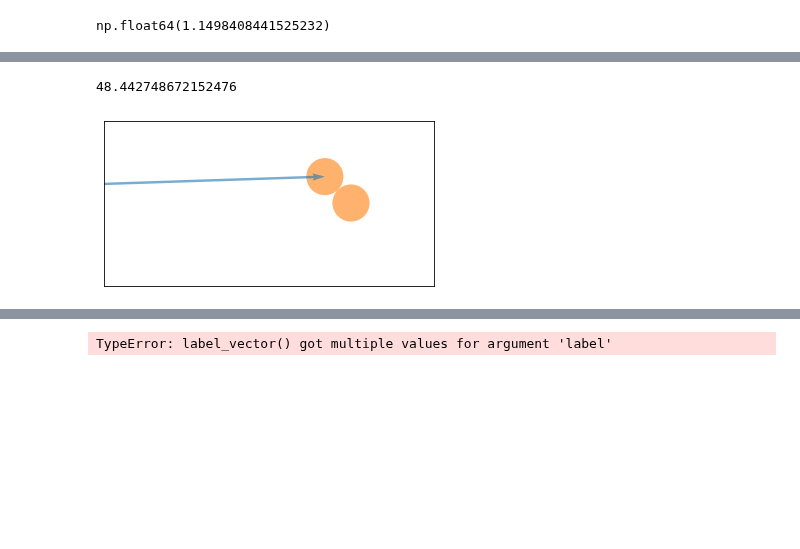
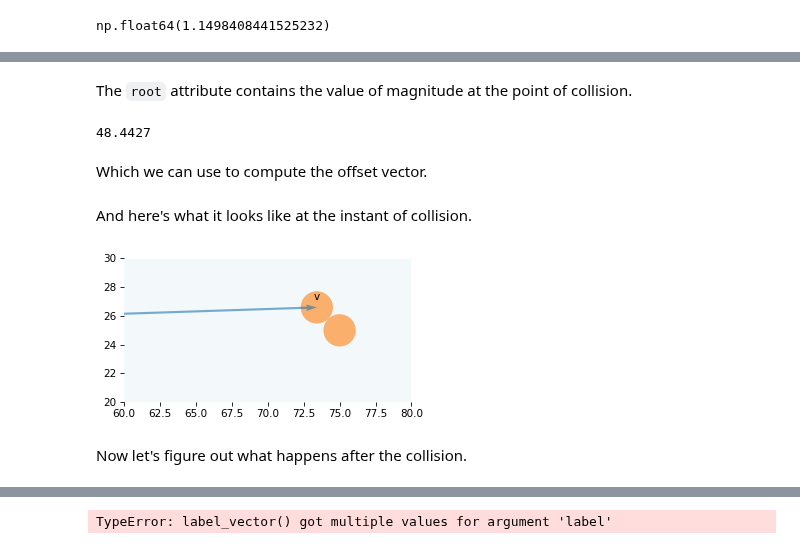
Before and after one commit to AllenDowney/ThinkLinearAlgebra, a Jupyter notebook: soln/dot.ipynb, the cells around one changed output, grey strips where cells are left out. Drawn from its saved outputs; the diff is of its cells as text; code cells hidden in the pictures; blank space fills up the shorter version.

```diff
--- a/soln/dot.ipynb
+++ b/soln/dot.ipynb
@@ -278,9 +379,5 @@ ball_radius = ball_diameter / 2
 # %%
-from utils import underride, decorate
+from utils import draw_table, draw_circles
 
-
-def draw_circles(vs, **options):
-    underride(options, color="C1", alpha=0.6, lw=0)
-    ax = options.pop("ax", plt.gca())
-    for x, y in vs:
-        ax.add_patch(plt.Circle((x, y), ball_radius, **options))
+draw_table()
+draw_circles([cue, target])
@@ -318,8 +389,7 @@ draw_circles([cue, target])
 # %%
-from utils import polar_to_cartesian
 
 r = 1
 theta = 0.033
-direction = np.array(polar_to_cartesian(r, theta))
+direction = pol2cart(r, theta)
 direction
 # %% [output]
@@ -342,9 +421,13 @@ np.float64(3.399840844152523)
 # %%
-from utils import plot_vector, label_vector
+from utils import plot_vector
 
-draw_table()
-draw_circles([pos1, pos2])
-plot_vector(v, cue)
-# label_vector(v, cue, 'v', label_pos=1, offset=0.015)
-decorate(xlim=[60, 80], ylim=[20, 30])
+def draw_collision(v, draw_v=True):
+    draw_table(ticks=True)
+    draw_circles([cue + v, target])
+    if draw_v:
+        plot_vector(v, cue, label='v', label_pos=11)
+    remove_spines()
+    decorate(xlim=[60, 80], ylim=[20, 30])
+
+draw_collision(v)
 # %% [output]
@@ -406,17 +561,19 @@ assert solution.converged
+# %% [markdown]
+The `root` attribute contains the value of magnitude at the point of collision.
 # %%
-magnitude = solution.root
-magnitude
+magnitude_soln = solution.root
+magnitude_soln
 # %% [output]
-48.442748672152476
+48.4427
+# %% [markdown]
+Which we can use to compute the offset vector.
 # %%
-v_soln = magnitude * direction
-pos1 = cue + v_soln
-pos2 = target
+v_soln = magnitude_star * direction
+# %% [markdown]
+And here's what it looks like at the instant of collision.
 # %%
-draw_table()
-draw_circles([pos1, target])
-plot_vector(v_soln, cue)
-# label_vector(v_soln, cue, 'v_soln', label_pos=1, offset=0.015)
-decorate(xlim=[60, 80], ylim=[20, 30])
+draw_collision(v_soln)
 # %% [output]
-[figure, old version]
+[figure, new version]
+# %% [markdown]
+Now let's figure out what happens after the collision.
```
Also changed, not shown: parts of 124 cells of this notebook.
